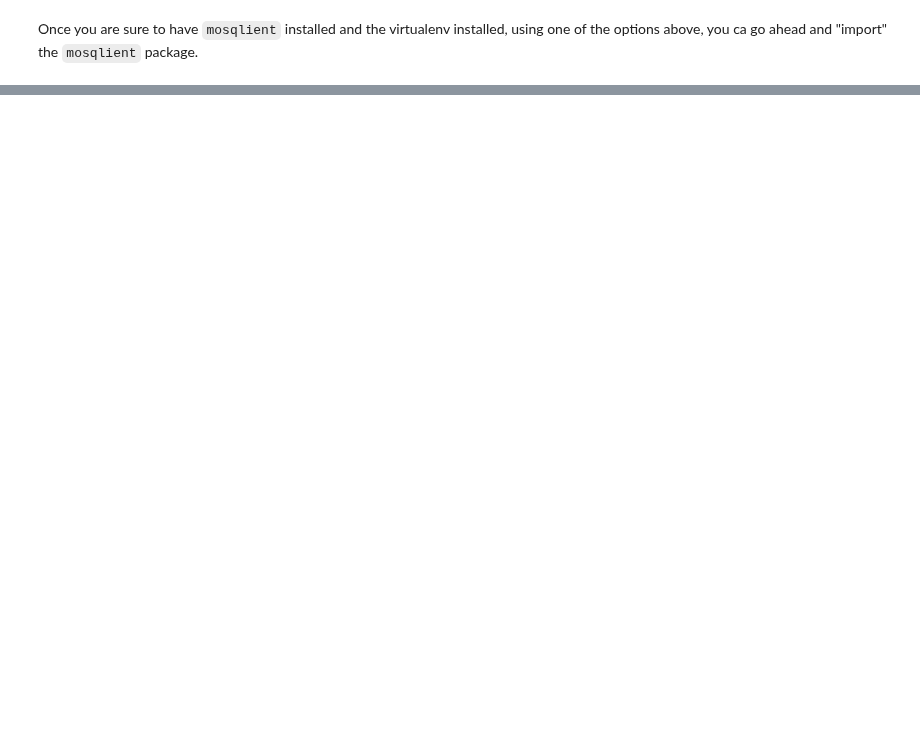
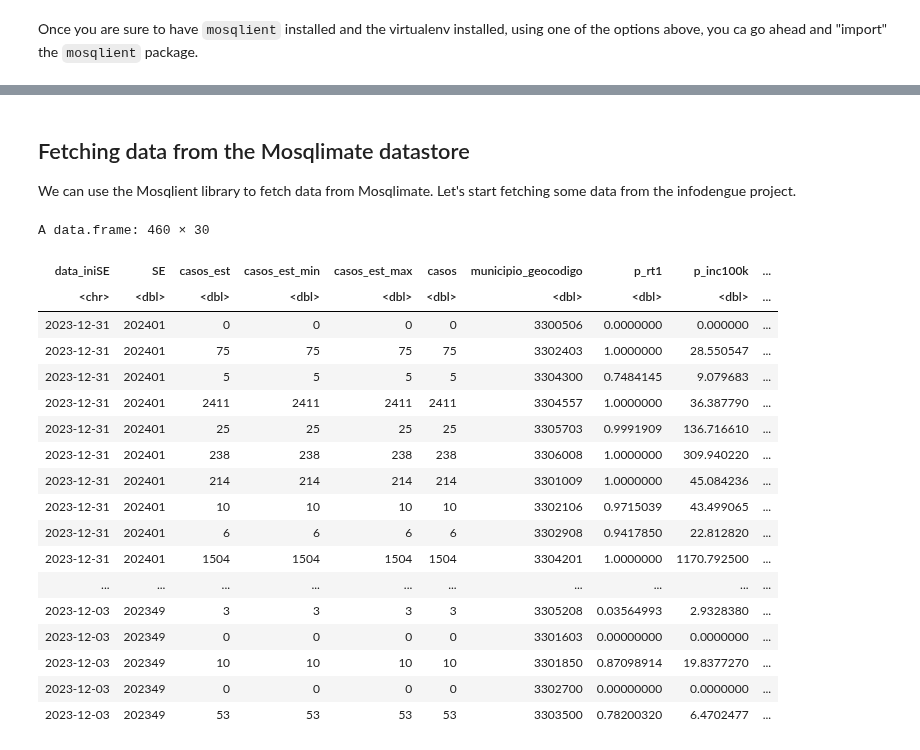
Before and after one commit to Mosqlimate-project/mosqlimate-client, a Jupyter notebook: examples/Using Mosqlient from R.ipynb, the cells around one changed output, grey strips where cells are left out. Saved outputs shown, nothing was run; the diff lists cells and outputs as text; code cells hidden in the pictures; blank space fills up the shorter version.

```diff
--- a/examples/Using Mosqlient from R.ipynb
+++ b/examples/Using Mosqlient from R.ipynb
@@ -41,0 +66,26 @@ mosq$version
+# %% [markdown]
+## Fetching data from the Mosqlimate datastore
+We can use the Mosqlient library to fetch data from Mosqlimate. Let's start fetching some data from the infodengue project.
+# %%
+data <- mosq$get_infodengue(disease='dengue', start_date='2023-12-01',end_date='2023-12-31', uf='RJ')
+data
+# %% [output]
+A data.frame: 460 × 30
+| data_iniSE | SE | casos_est | casos_est_min | casos_est_max | casos | municipio_geocodigo | p_rt1 | p_inc100k | ... |
+| <chr> | <dbl> | <dbl> | <dbl> | <dbl> | <dbl> | <dbl> | <dbl> | <dbl> | ... |
+| 2023-12-31 | 202401 | 0 | 0 | 0 | 0 | 3300506 | 0.0000000 | 0.000000 | ... |
+| 2023-12-31 | 202401 | 75 | 75 | 75 | 75 | 3302403 | 1.0000000 | 28.550547 | ... |
+| 2023-12-31 | 202401 | 5 | 5 | 5 | 5 | 3304300 | 0.7484145 | 9.079683 | ... |
+| 2023-12-31 | 202401 | 2411 | 2411 | 2411 | 2411 | 3304557 | 1.0000000 | 36.387790 | ... |
+| 2023-12-31 | 202401 | 25 | 25 | 25 | 25 | 3305703 | 0.9991909 | 136.716610 | ... |
+| 2023-12-31 | 202401 | 238 | 238 | 238 | 238 | 3306008 | 1.0000000 | 309.940220 | ... |
+| 2023-12-31 | 202401 | 214 | 214 | 214 | 214 | 3301009 | 1.0000000 | 45.084236 | ... |
+| 2023-12-31 | 202401 | 10 | 10 | 10 | 10 | 3302106 | 0.9715039 | 43.499065 | ... |
+| 2023-12-31 | 202401 | 6 | 6 | 6 | 6 | 3302908 | 0.9417850 | 22.812820 | ... |
+| 2023-12-31 | 202401 | 1504 | 1504 | 1504 | 1504 | 3304201 | 1.0000000 | 1170.792500 | ... |
+| ... | ... | ... | ... | ... | ... | ... | ... | ... | ... |
+| 2023-12-03 | 202349 | 3 | 3 | 3 | 3 | 3305208 | 0.03564993 | 2.9328380 | ... |
+| 2023-12-03 | 202349 | 0 | 0 | 0 | 0 | 3301603 | 0.00000000 | 0.0000000 | ... |
+| 2023-12-03 | 202349 | 10 | 10 | 10 | 10 | 3301850 | 0.87098914 | 19.8377270 | ... |
+| 2023-12-03 | 202349 | 0 | 0 | 0 | 0 | 3302700 | 0.00000000 | 0.0000000 | ... |
+| 2023-12-03 | 202349 | 53 | 53 | 53 | 53 | 3303500 | 0.78200320 | 6.4702477 | ... |
```
Also changed, not shown: parts of 8 cells of this notebook, 1 other file.
